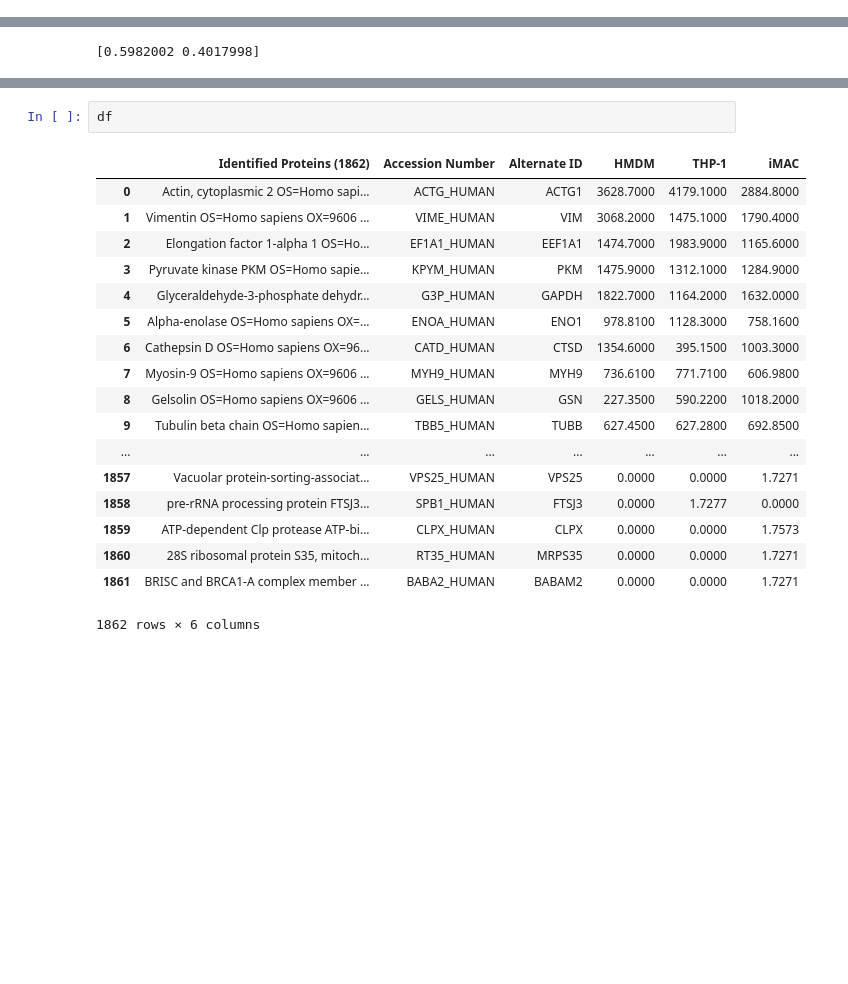
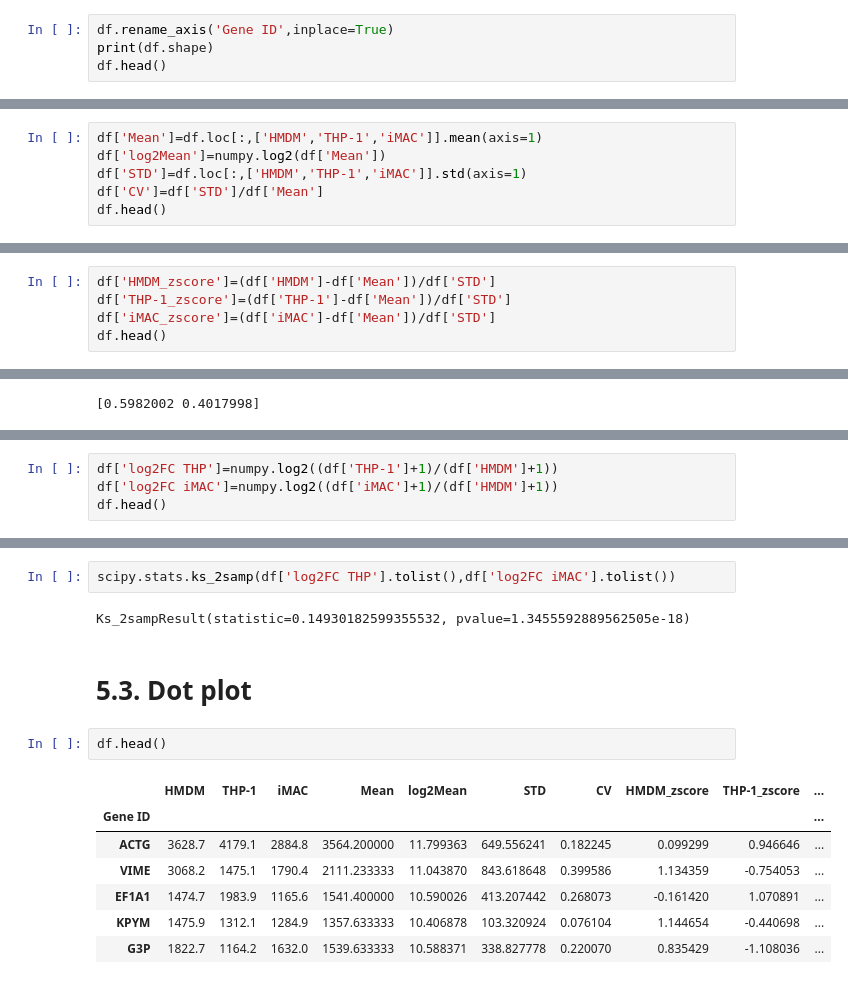
Before and after one commit to adelomana/uwm, a Jupyter notebook: proteomics.ipynb, the cells around one changed output, grey strips where cells are left out. Cells and saved outputs as stored; diff of their text form; blank space fills up the shorter version.

```diff
--- a/proteomics.ipynb
+++ b/proteomics.ipynb
@@ -42,0 +78,4 @@ array([[3.6287e+03, 4.1791e+03, 2.8848e+03],
+# %%
+df.rename_axis('Gene ID',inplace=True)
+print(df.shape)
+df.head()
@@ -67,0 +93,6 @@ array([[ 0.1216154 ,  1.38930075, -0.19769848, ..., -0.70710678,
+# %%
+df['Mean']=df.loc[:,['HMDM','THP-1','iMAC']].mean(axis=1)
+df['log2Mean']=numpy.log2(df['Mean'])
+df['STD']=df.loc[:,['HMDM','THP-1','iMAC']].std(axis=1)
+df['CV']=df['STD']/df['Mean']
+df.head()
@@ -67,0 +116,5 @@ array([[ 0.1216154 ,  1.38930075, -0.19769848, ..., -0.70710678,
+# %%
+df['HMDM_zscore']=(df['HMDM']-df['Mean'])/df['STD']
+df['THP-1_zscore']=(df['THP-1']-df['Mean'])/df['STD']
+df['iMAC_zscore']=(df['iMAC']-df['Mean'])/df['STD']
+df.head()
@@ -115,0 +278,4 @@ flights
+# %%
+df['log2FC THP']=numpy.log2((df['THP-1']+1)/(df['HMDM']+1))
+df['log2FC iMAC']=numpy.log2((df['iMAC']+1)/(df['HMDM']+1))
+df.head()
@@ -116,21 +335,16 @@ flights
+# %%
+scipy.stats.ks_2samp(df['log2FC THP'].tolist(),df['log2FC iMAC'].tolist())
+# %% [output]
+Ks_2sampResult(statistic=0.14930182599355532, pvalue=1.3455592889562505e-18)
+# %% [markdown]
+# 5.3. Dot plot
 # %%
-df
+df.head()
 # %% [output]
-|  | Identified Proteins (1862) | Accession Number | Alternate ID | HMDM | THP-1 | iMAC |
-| 0 | Actin, cytoplasmic 2 OS=Homo sapi... | ACTG_HUMAN | ACTG1 | 3628.7000 | 4179.1000 | 2884.8000 |
-| 1 | Vimentin OS=Homo sapiens OX=9606 ... | VIME_HUMAN | VIM | 3068.2000 | 1475.1000 | 1790.4000 |
-| 2 | Elongation factor 1-alpha 1 OS=Ho... | EF1A1_HUMAN | EEF1A1 | 1474.7000 | 1983.9000 | 1165.6000 |
-| 3 | Pyruvate kinase PKM OS=Homo sapie... | KPYM_HUMAN | PKM | 1475.9000 | 1312.1000 | 1284.9000 |
-| 4 | Glyceraldehyde-3-phosphate dehydr... | G3P_HUMAN | GAPDH | 1822.7000 | 1164.2000 | 1632.0000 |
-| 5 | Alpha-enolase OS=Homo sapiens OX=... | ENOA_HUMAN | ENO1 | 978.8100 | 1128.3000 | 758.1600 |
-| 6 | Cathepsin D OS=Homo sapiens OX=96... | CATD_HUMAN | CTSD | 1354.6000 | 395.1500 | 1003.3000 |
-| 7 | Myosin-9 OS=Homo sapiens OX=9606 ... | MYH9_HUMAN | MYH9 | 736.6100 | 771.7100 | 606.9800 |
-| 8 | Gelsolin OS=Homo sapiens OX=9606 ... | GELS_HUMAN | GSN | 227.3500 | 590.2200 | 1018.2000 |
-| 9 | Tubulin beta chain OS=Homo sapien... | TBB5_HUMAN | TUBB | 627.4500 | 627.2800 | 692.8500 |
-| ... | ... | ... | ... | ... | ... | ... |
-| 1857 | Vacuolar protein-sorting-associat... | VPS25_HUMAN | VPS25 | 0.0000 | 0.0000 | 1.7271 |
-| 1858 | pre-rRNA processing protein FTSJ3... | SPB1_HUMAN | FTSJ3 | 0.0000 | 1.7277 | 0.0000 |
-| 1859 | ATP-dependent Clp protease ATP-bi... | CLPX_HUMAN | CLPX | 0.0000 | 0.0000 | 1.7573 |
-| 1860 | 28S ribosomal protein S35, mitoch... | RT35_HUMAN | MRPS35 | 0.0000 | 0.0000 | 1.7271 |
-| 1861 | BRISC and BRCA1-A complex member ... | BABA2_HUMAN | BABAM2 | 0.0000 | 0.0000 | 1.7271 |
+|  | HMDM | THP-1 | iMAC | Mean | log2Mean | STD | CV | HMDM_zscore | THP-1_zscore | ... |
+| Gene ID |  |  |  |  |  |  |  |  |  | ... |
+| ACTG | 3628.7 | 4179.1 | 2884.8 | 3564.200000 | 11.799363 | 649.556241 | 0.182245 | 0.099299 | 0.946646 | ... |
+| VIME | 3068.2 | 1475.1 | 1790.4 | 2111.233333 | 11.043870 | 843.618648 | 0.399586 | 1.134359 | -0.754053 | ... |
+| EF1A1 | 1474.7 | 1983.9 | 1165.6 | 1541.400000 | 10.590026 | 413.207442 | 0.268073 | -0.161420 | 1.070891 | ... |
+| KPYM | 1475.9 | 1312.1 | 1284.9 | 1357.633333 | 10.406878 | 103.320924 | 0.076104 | 1.144654 | -0.440698 | ... |
+| G3P | 1822.7 | 1164.2 | 1632.0 | 1539.633333 | 10.588371 | 338.827778 | 0.220070 | 0.835429 | -1.108036 | ... |
-1862 rows × 6 columns
```
Also changed, not shown: parts of 52 cells of this notebook.
